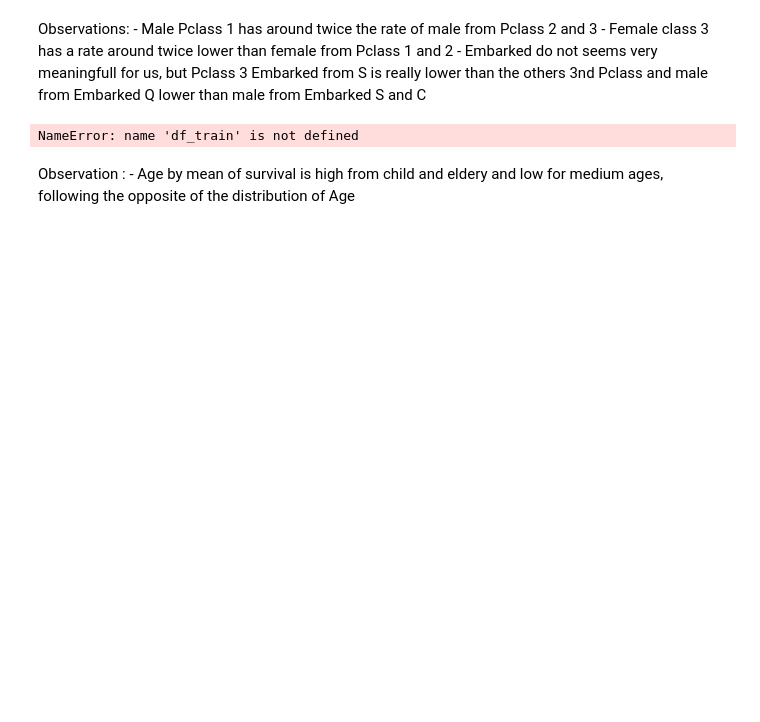
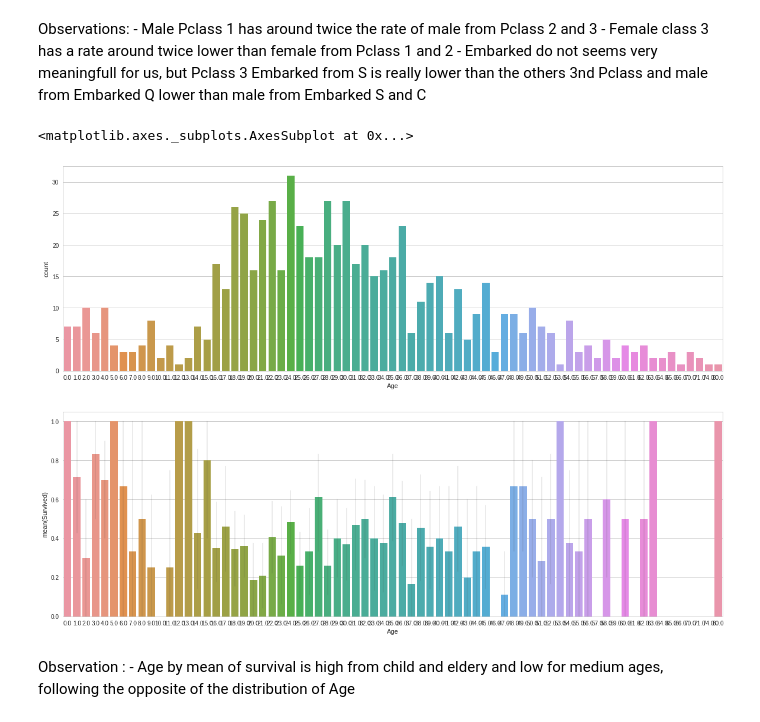
Before and after one commit to Jules-Diez/Personal-examples, a Jupyter notebook: My Titanic.ipynb, the cells around one changed output. Saved outputs shown, nothing was run; the diff lists cells and outputs as text; code cells hidden in the pictures; blank space fills up the shorter version.

```diff
--- a/My Titanic.ipynb
+++ b/My Titanic.ipynb
@@ -348,12 +433,12 @@ Observations:
 # %%
 # Age by mean of survival
 df_train['Age'] = df_train['Age'].map(lambda s : s if np.isnan(s) else int(s))
 fig6, (axis1,axis2) = plt.subplots(2,1,figsize=(20,14))
-sns.countplot(x='Age_aggr', data=df_train,ax=axis1)
-axis1.set_xticks(Test.astype(int))
-sns.barplot(x='Age_aggr', y='Survived', data=df_train,errwidth=0.2,ax=axis2)
+sns.countplot(x='Age', data=df_train,ax=axis1)
+sns.barplot(x='Age', y='Survived', data=df_train,errwidth=0.2,ax=axis2)
 # %% [output]
-NameError: name 'df_train' is not defined
+<matplotlib.axes._subplots.AxesSubplot at 0x...>
+[figure, added]
 # %% [markdown]
 Observation :
     - Age by mean of survival is high from child and eldery and low for medium ages, following the opposite of the distribution of Age
```
Also changed, not shown: parts of 43 cells of this notebook.
